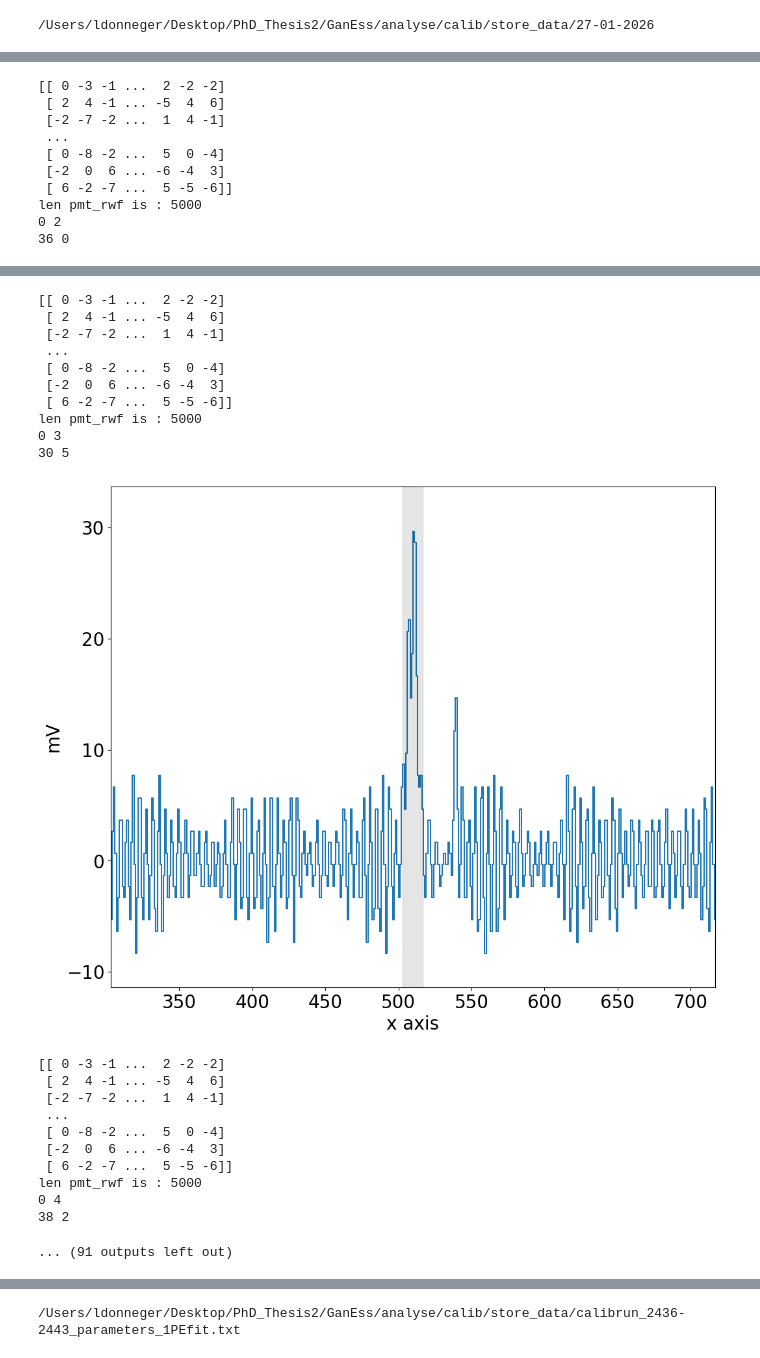
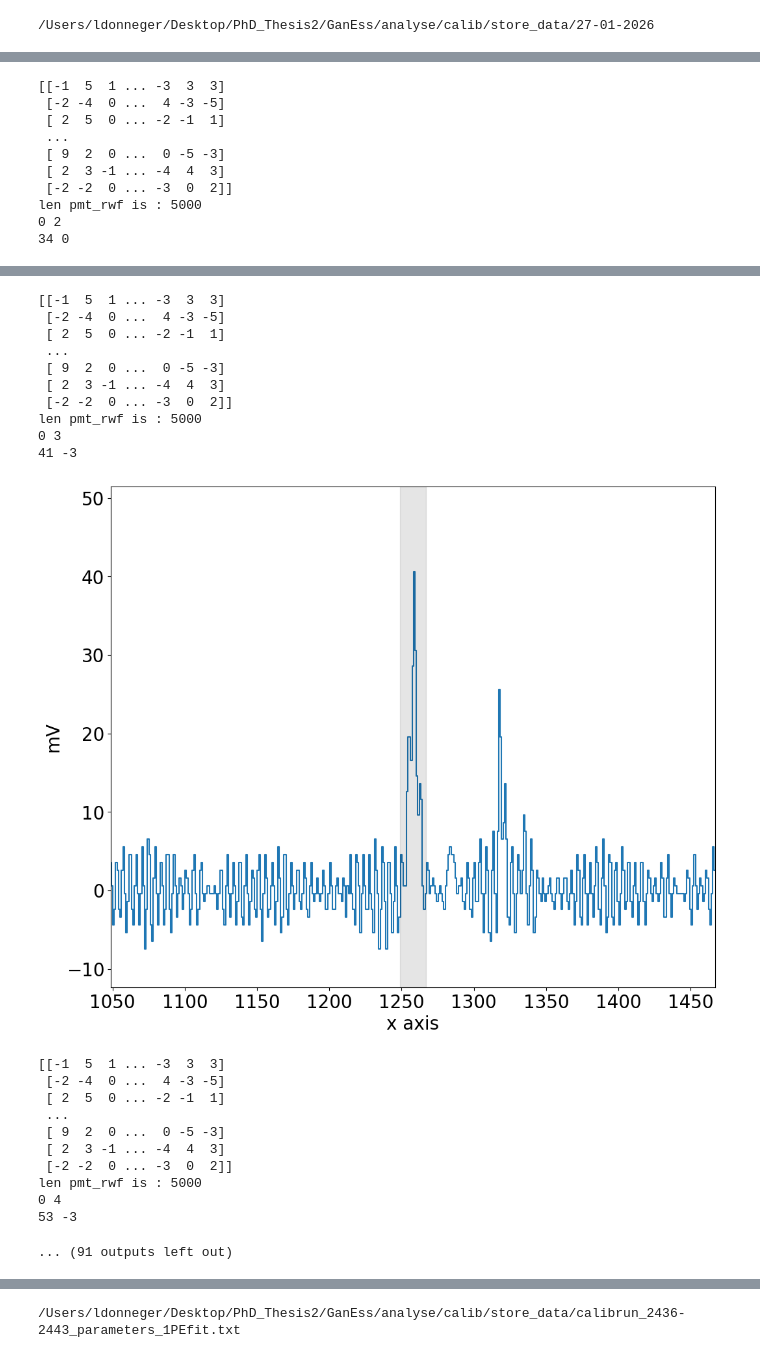
Before and after one commit to ludophys/PhD_Thesis2, a Jupyter notebook: GanEss/analyse/Raw_WF_calibration.ipynb, the cells around one changed output, grey strips where cells are left out. Saved outputs shown, nothing was run; the diff lists cells and outputs as text; code cells hidden in the pictures.

```diff
--- a/GanEss/analyse/Raw_WF_calibration.ipynb
+++ b/GanEss/analyse/Raw_WF_calibration.ipynb
@@ -121,13 +121,13 @@ nbr_wf = 1000
 pmt = 0
 
 ### 1st run 1.2kV
-run = 2922
+#run = 2922
 
 ### 1st run 1.1kV in pmts
 #run = 2942
 
 ### 1st run 1.25kV in pmts
-#run = 2964
+run = 2964
 
 ###scan of pmt v
 #run = 2987
@@ -157,7 +157,7 @@ for i in range(0, nbr_fpr):
         plt.axvline(center_peak* 40/5000, color='red', linestyle='--')
         plt.axvline(trigger_peak.min()* 40/5000, color='orange', linestyle='--')
         inf1 = trigger_peak.min()* (40-0.08)/5000
-        sup1 = trigger_peak.min()* (40+1)/5000
+        sup1 = trigger_peak.min()* (40+0.5)/5000
         plt.axvspan(inf1,sup1, alpha=0.1, color='k')
 
         print(inf1* 5000/40, sup1* 5000/40 )
@@ -247,10 +247,10 @@ len pmt_rwf is : 5000
-[[ 0 -3 -1 ...  2 -2 -2]
- [ 2  4 -1 ... -5  4  6]
- [-2 -7 -2 ...  1  4 -1]
+[[-1  5  1 ... -3  3  3]
+ [-2 -4  0 ...  4 -3 -5]
+ [ 2  5  0 ... -2 -1  1]
  ...
- [ 0 -8 -2 ...  5  0 -4]
- [-2  0  6 ... -6 -4  3]
- [ 6 -2 -7 ...  5 -5 -6]]
+ [ 9  2  0 ...  0 -5 -3]
+ [ 2  3 -1 ... -4  4  3]
+ [-2 -2  0 ... -3  0  2]]
 len pmt_rwf is : 5000
 0 2
-36 0
+34 0
@@ -258,24 +258,24 @@ len pmt_rwf is : 5000
-[[ 0 -3 -1 ...  2 -2 -2]
- [ 2  4 -1 ... -5  4  6]
- [-2 -7 -2 ...  1  4 -1]
+[[-1  5  1 ... -3  3  3]
+ [-2 -4  0 ...  4 -3 -5]
+ [ 2  5  0 ... -2 -1  1]
  ...
- [ 0 -8 -2 ...  5  0 -4]
- [-2  0  6 ... -6 -4  3]
- [ 6 -2 -7 ...  5 -5 -6]]
+ [ 9  2  0 ...  0 -5 -3]
+ [ 2  3 -1 ... -4  4  3]
+ [-2 -2  0 ... -3  0  2]]
 len pmt_rwf is : 5000
 0 3
-30 5
+41 -3
-[figure, old version]
+[figure, new version]
-[[ 0 -3 -1 ...  2 -2 -2]
- [ 2  4 -1 ... -5  4  6]
- [-2 -7 -2 ...  1  4 -1]
+[[-1  5  1 ... -3  3  3]
+ [-2 -4  0 ...  4 -3 -5]
+ [ 2  5  0 ... -2 -1  1]
  ...
- [ 0 -8 -2 ...  5  0 -4]
- [-2  0  6 ... -6 -4  3]
- [ 6 -2 -7 ...  5 -5 -6]]
+ [ 9  2  0 ...  0 -5 -3]
+ [ 2  3 -1 ... -4  4  3]
+ [-2 -2  0 ... -3  0  2]]
 len pmt_rwf is : 5000
 0 4
-38 2
+53 -3
 ... (91 outputs left out)
 # %%
 #to find the baseline and to store integral in a precise interval for calibration (WORK WELL!!!)
```
Also changed, not shown: parts of 17 cells of this notebook.
